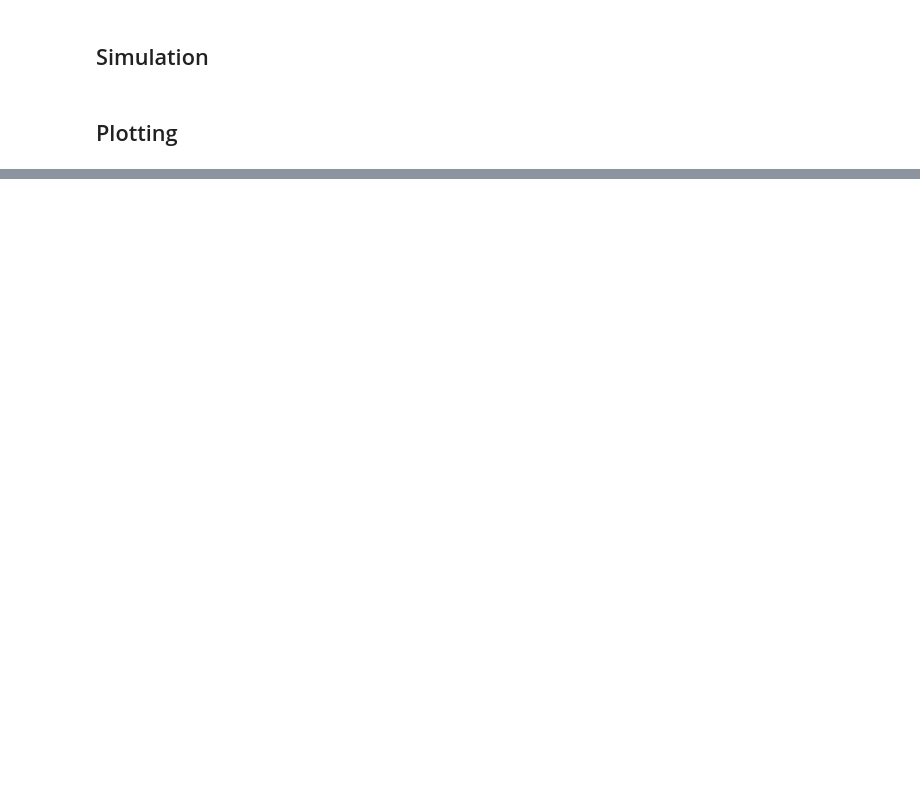
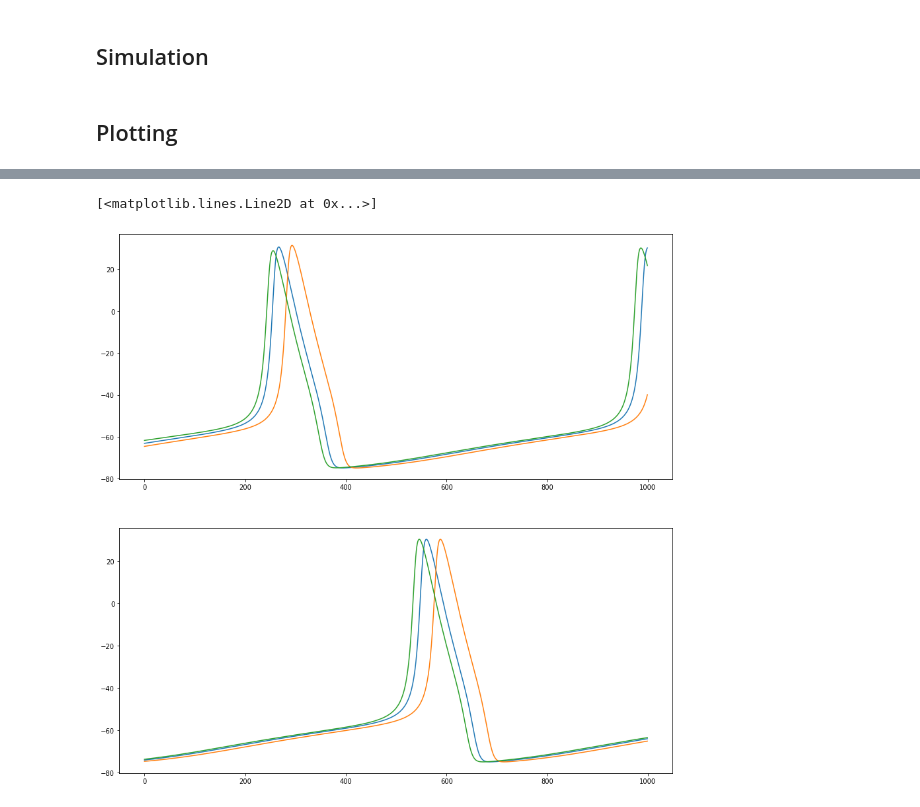
Before and after one commit to ndettmer/neuronal_synchrony_replication, a Jupyter notebook: NoNest.ipynb, the cells around one changed output, grey strips where cells are left out. Cells and saved outputs as stored; diff of their text form; code cells hidden in the pictures; blank space fills up the shorter version.

```diff
--- a/NoNest.ipynb
+++ b/NoNest.ipynb
@@ -189,0 +272,13 @@ Text(0.5, 1.0, 'N')
+# %%
+fig, ax = plt.subplots(2,1, figsize=(15,15))
+
+ax[0].plot(V[500:1500,0])
+ax[0].plot(V[500:1500,1])
+ax[0].plot(V[500:1500,2])
+
+ax[1].plot(V[9000:,0])
+ax[1].plot(V[9000:,1])
+ax[1].plot(V[9000:,2])
+# %% [output]
+[<matplotlib.lines.Line2D at 0x...>]
+[figure, added]
```
Also changed, not shown: parts of 7 cells of this notebook.
